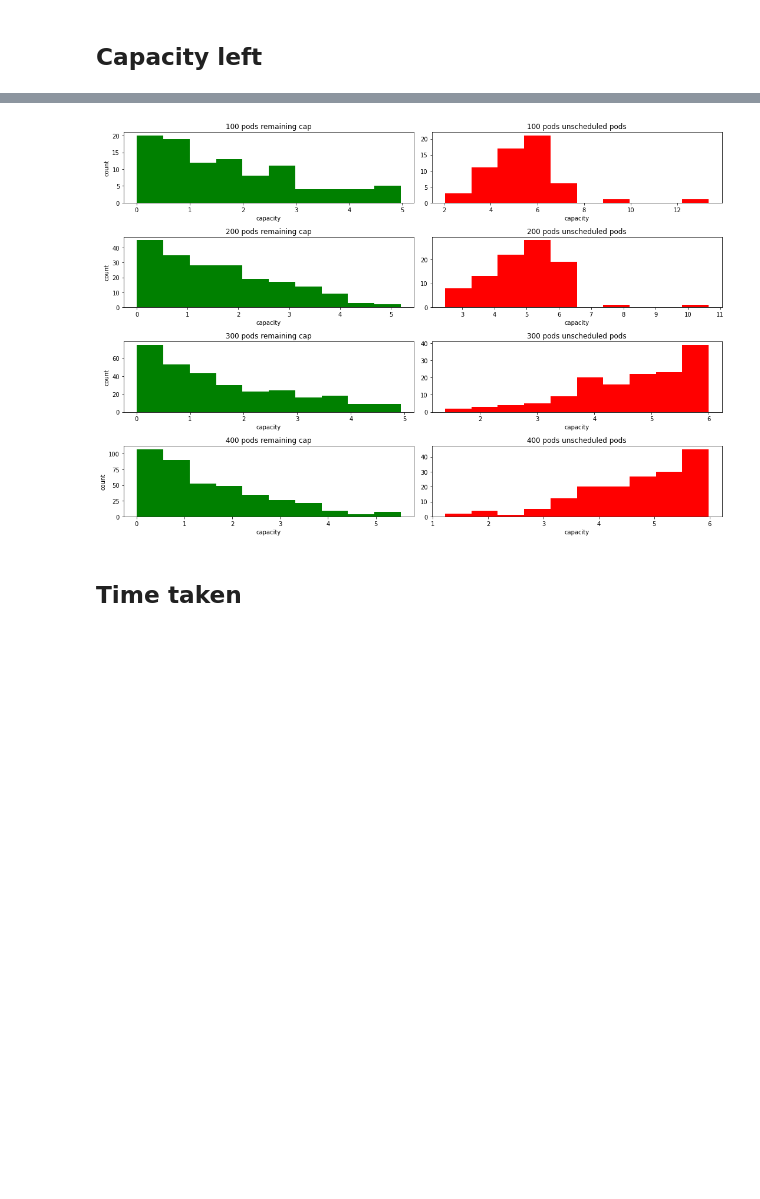
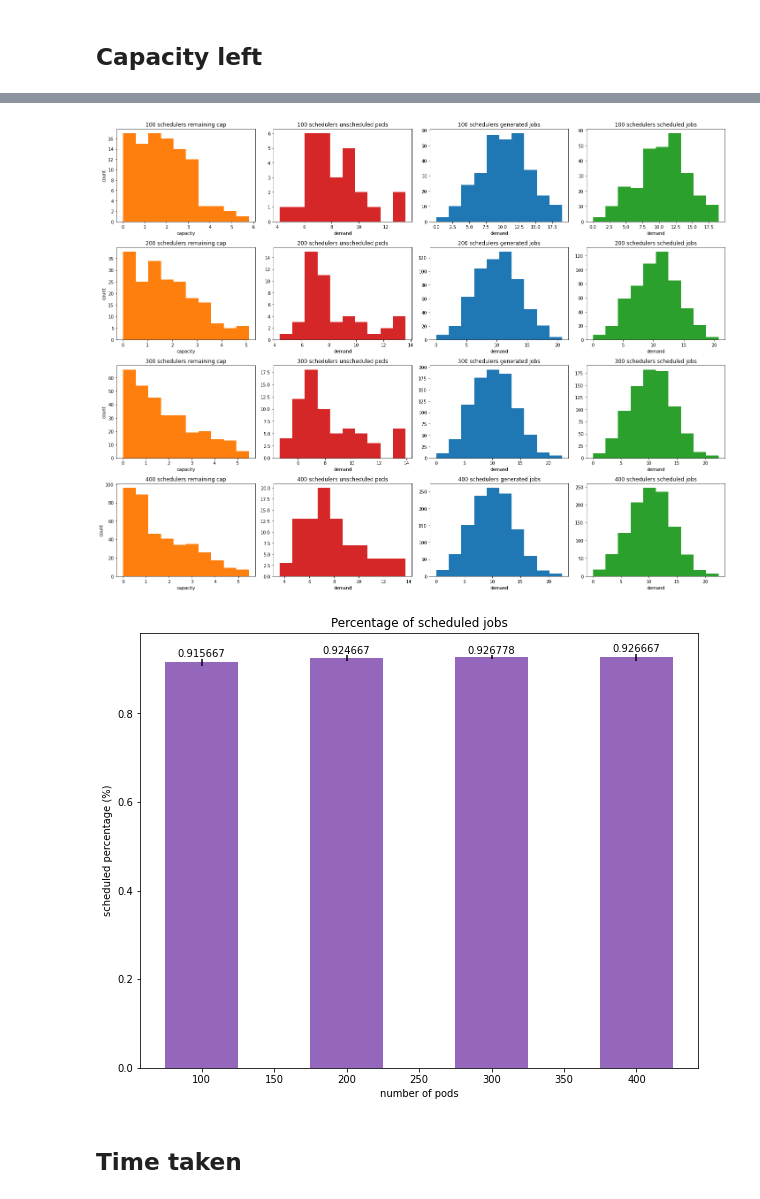
Before and after one commit to Vincent-lau/hyperion, a Jupyter notebook: measure/plotmetrics.ipynb, the cells around one changed output, grey strips where cells are left out. Drawn from its saved outputs; the diff is of its cells as text; code cells hidden in the pictures; blank space fills up the shorter version.

Commit message:
plot: different number of jobs

```diff
--- a/measure/plotmetrics.ipynb
+++ b/measure/plotmetrics.ipynb
@@ -227,11 +228,22 @@ fig.savefig(f'{graph_dir}cpu-and-memory-usage.png')
 # Placement Stats
 # %% [markdown]
 ## Capacity left
+# %%
+# --- uniform distribution --- #
+# dirs = ['data/2022-08-11T18-01-42/', 'data/2022-08-11T18-06-46/', 'data/2022-08-11T18-12-00/', 'data/2022-08-11T18-18-56/']
+
+# --- gaussian distribtuion --- #
+# dirs = ['data/2022-08-16T11-19-32', 'data/2022-08-16T11-23-20', 'data/2022-08-16T11-27-08', 'data/2022-08-16T11-31-12']
+
+# --- gaussian with jobs --- #
+dirs = ['data/2022-08-16T13-41-06', 'data/2022-08-16T13-50-14', 'data/2022-08-16T13-53-15', 'data/2022-08-16T14-00-30']
+
+# --- gaussian with scheduled jobs --- #
+dirs = ['data/2022-08-16T17-03-38', 'data/2022-08-16T17-07-26', 'data/2022-08-16T17-12-57', 'data/2022-08-16T17-20-12']
 # %%
-dirs = ['data/2022-08-16T11-19-32', 'data/2022-08-16T11-23-20', 'data/2022-08-16T11-27-08',
-  'data/2022-08-16T11-31-12']
 pl = [{} for _ in range(len(dirs))]
-# dirs = ['data/2022-08-11T18-01-42/', 'data/2022-08-11T18-06-46/', 'data/2022-08-11T18-12-00/', 'data/2022-08-11T18-18-56/']
+pods = [(i+1) * 100 for i in range(len(dirs))]
+runs = range(10)
 for i, dir in enumerate(dirs):
   with open(f'{dir}/placement-{(i+1) * 100}pods-60cap-2c.json', 'r') as f:
     for l in f:
@@ -274,22 +283,48 @@ print(f'elements left are {left_elements}')
 # %%
-fig, ax = plt.subplots(nrows=4, ncols=2)
-fig.set_size_inches(15, 10)
+fig, ax = plt.subplots(nrows=4, ncols=4)
+fig.set_size_inches(20, 15)
 
 
 for i in range(len(dirs)):
-  ax[i][0].hist(final_ws[i], color='green')
-  ax[i][1].hist(left_elements[i], color='red')
-  ax[i][0].set_title(f'{(i+1)*100} pods remaining cap')
-  ax[i][1].set_title(f'{(i+1)*100} pods unscheduled pods')
+  ax[i][0].hist(final_ws[i], color='tab:orange')
+  ax[i][1].hist(left_elements[i], color='tab:red')
+  ax[i][2].hist(generated_jobs[i], color='tab:blue')
+  ax[i][3].hist(sched_elements[i], color='tab:green')
+
+  ax[i][0].set_title(f'{(i+1)*100} schedulers remaining cap')
+  ax[i][1].set_title(f'{(i+1)*100} schedulers unscheduled pods')
+  ax[i][2].set_title(f'{(i+1)*100} schedulers generated jobs')
+  ax[i][3].set_title(f'{(i+1)*100} schedulers scheduled jobs')
+
+
   ax[i][0].set_xlabel('capacity')
-  ax[i][1].set_xlabel('capacity')
+  ax[i][1].set_xlabel('demand')
+  ax[i][2].set_xlabel('demand')
+  ax[i][3].set_xlabel('demand')
+
+
   ax[i][0].set_ylabel('count')
   # ax.axhline(sl)
 
 fig.tight_layout()
-# fig.savefig(f'{graph_dir}finalw-2c-gaussian.png')
+
+
+
+# fig.savefig(f'{graph_dir}placement-histograms.png')
+
+fig, ax = plt.subplots()
+fig.set_size_inches(10, 8)
+b = ax.bar(pods, sched_pcts[:, 0], width=50, yerr=sched_pcts[:, 1], color='tab:purple')
+ax.bar_label(b, label_type='edge')
+ax.set_title('Percentage of scheduled jobs')
+ax.set_xlabel('number of pods')
+ax.set_ylabel('scheduled percentage (%)')
+
+
+# fig.savefig(f'{graph_dir}gaussian-schedpct.png')
 # %% [output]
-[figure, old version]
+[figure, new version]
+[figure, added]
 # %% [markdown]
 ## Time taken
 # %%
```
Also changed, not shown: parts of 13 cells of this notebook.
